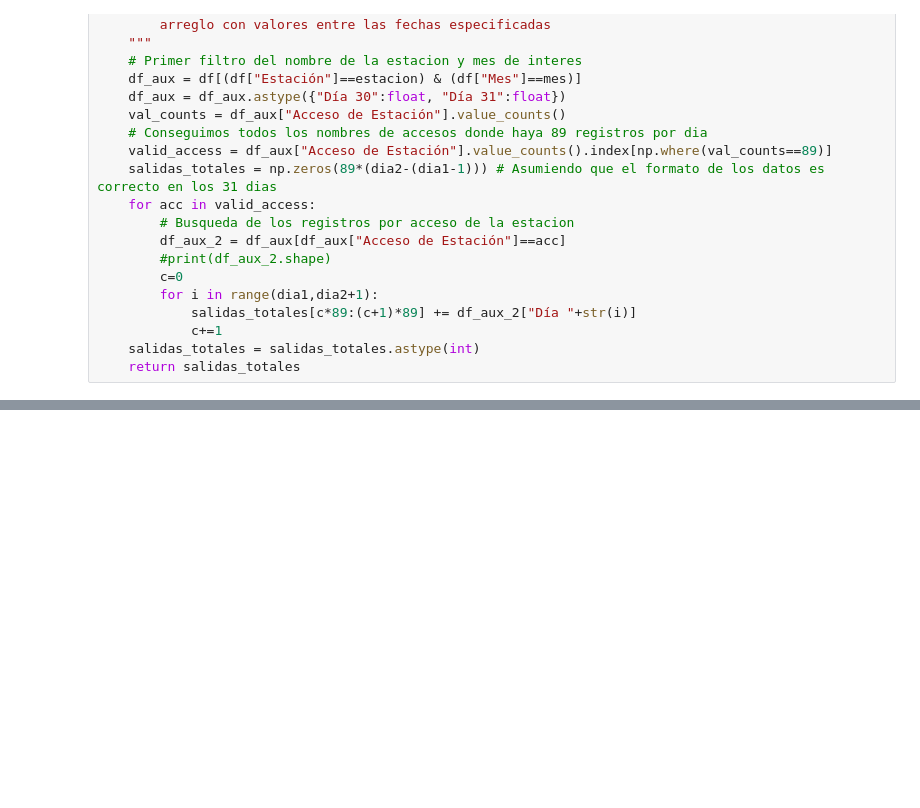
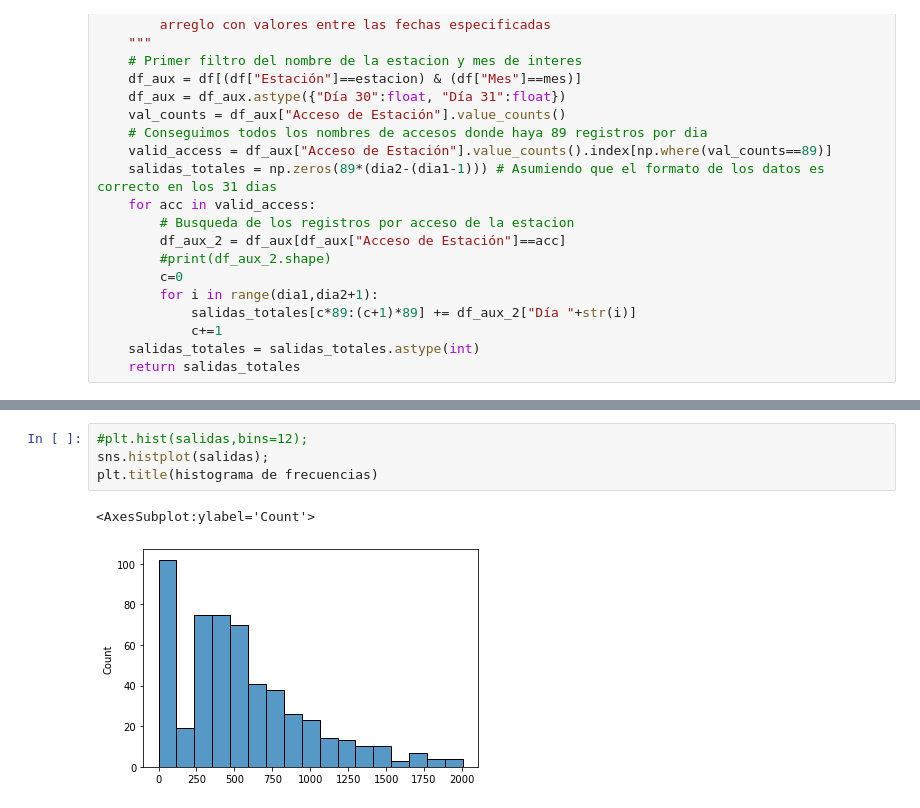
Before and after one commit to juanksRuiz/Transmilenio_DATA, a Jupyter notebook: Analisis de salidas estacion TM enero a abril 2020.ipynb, the cells around one changed output, grey strips where cells are left out. Cells and saved outputs as stored; diff of their text form; blank space fills up the shorter version.

```diff
--- a/Analisis de salidas estacion TM enero a abril 2020.ipynb
+++ b/Analisis de salidas estacion TM enero a abril 2020.ipynb
@@ -417 +432,8 @@ salidas = get_station_data("(03000) Portal Suba",mes=m,dia1=d1,dia2=d2)
+# %%
+#plt.hist(salidas,bins=12);
+sns.histplot(salidas);
+plt.title(histograma de frecuencias)
+# %% [output]
+<AxesSubplot:ylabel='Count'>
+[figure, added]
 # %%
```
Also changed, not shown: parts of 13 cells of this notebook.
